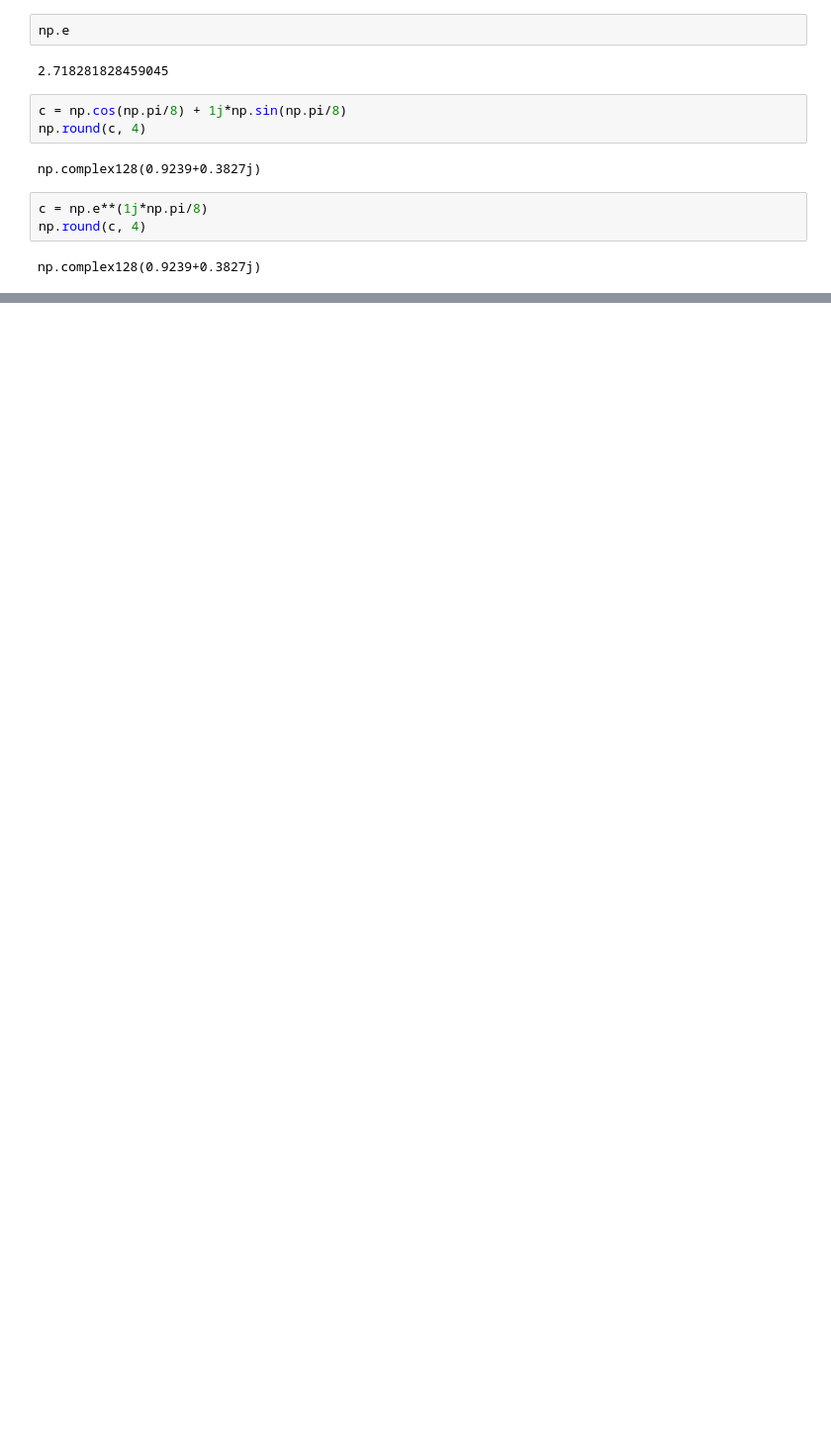
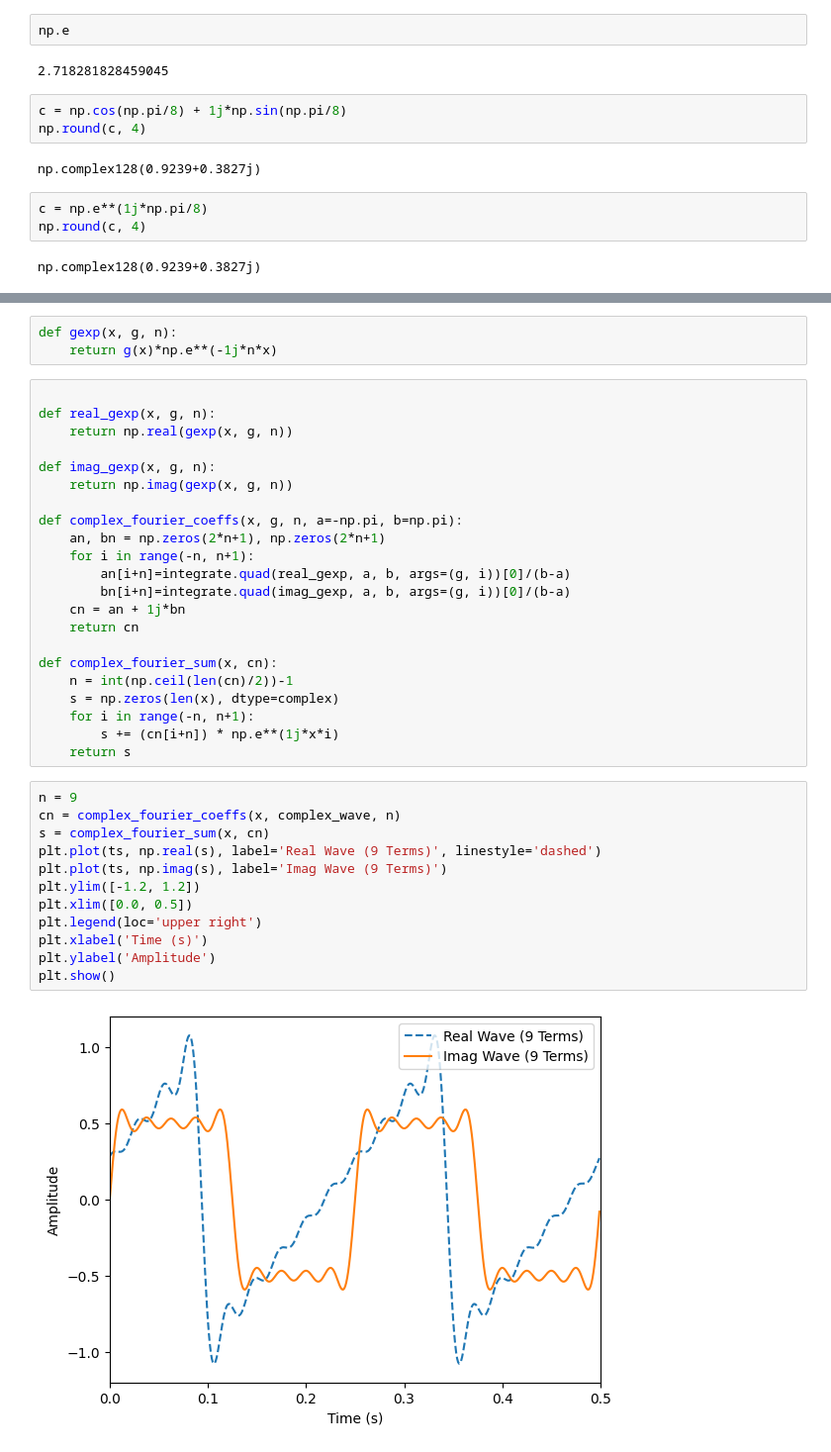
Before and after one commit to himanshudutta11/RFSoC_notebooks, a Jupyter notebook: notebook_C/03_fourier_transforms.ipynb, the cells around one changed output, grey strips where cells are left out. Shown: that part at 99% size. Cells and saved outputs as stored; diff of their text form; blank space fills up the shorter version.

```diff
--- a/notebook_C/03_fourier_transforms.ipynb
+++ b/notebook_C/03_fourier_transforms.ipynb
@@ -191,0 +214,39 @@ np.complex128(0.9239+0.3827j)
+# %%
+def gexp(x, g, n):
+    return g(x)*np.e**(-1j*n*x)
+# %%
+
+def real_gexp(x, g, n):
+    return np.real(gexp(x, g, n))
+
+def imag_gexp(x, g, n):
+    return np.imag(gexp(x, g, n))
+
+def complex_fourier_coeffs(x, g, n, a=-np.pi, b=np.pi):
+    an, bn = np.zeros(2*n+1), np.zeros(2*n+1)
+    for i in range(-n, n+1):
+        an[i+n]=integrate.quad(real_gexp, a, b, args=(g, i))[0]/(b-a)
+        bn[i+n]=integrate.quad(imag_gexp, a, b, args=(g, i))[0]/(b-a)
+    cn = an + 1j*bn
+    return cn
+
+def complex_fourier_sum(x, cn):
+    n = int(np.ceil(len(cn)/2))-1
+    s = np.zeros(len(x), dtype=complex)
+    for i in range(-n, n+1):
+        s += (cn[i+n]) * np.e**(1j*x*i)
+    return s
+# %%
+n = 9
+cn = complex_fourier_coeffs(x, complex_wave, n)
+s = complex_fourier_sum(x, cn)
+plt.plot(ts, np.real(s), label='Real Wave (9 Terms)', linestyle='dashed')
+plt.plot(ts, np.imag(s), label='Imag Wave (9 Terms)')
+plt.ylim([-1.2, 1.2])
+plt.xlim([0.0, 0.5])
+plt.legend(loc='upper right')
+plt.xlabel('Time (s)')
+plt.ylabel('Amplitude')
+plt.show()
+# %% [output]
+[figure, added]
```
Also changed, not shown: parts of 3 cells of this notebook, 1 other file.
